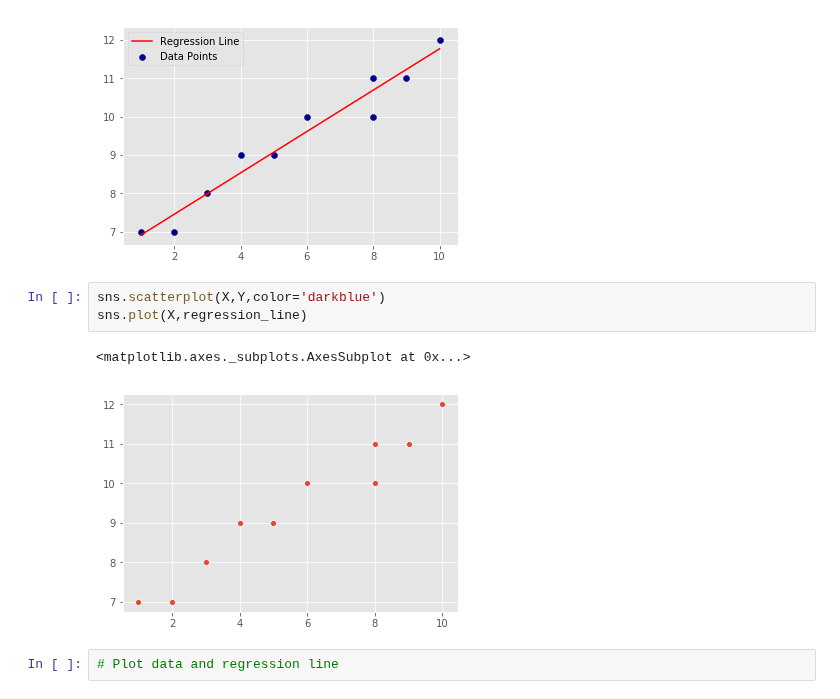
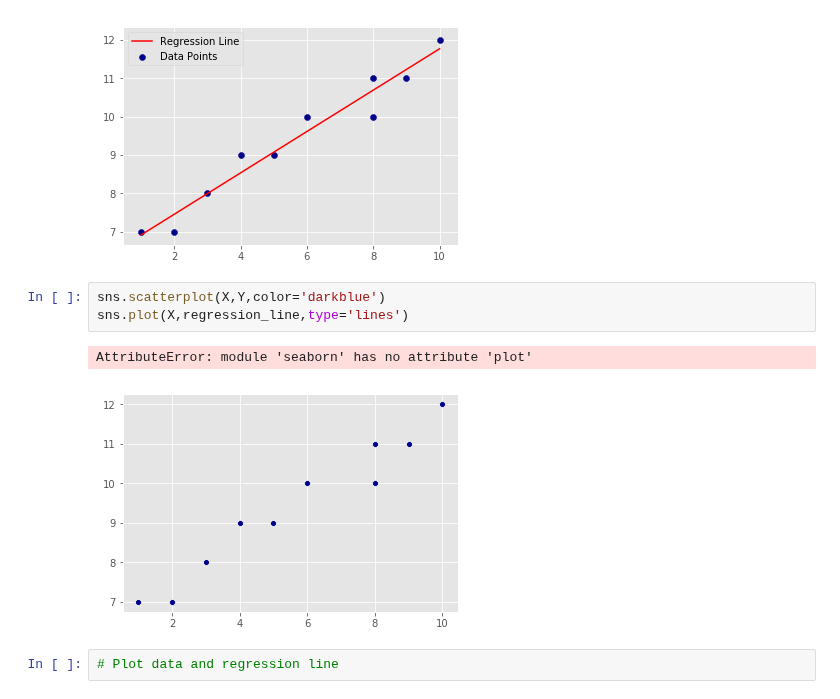
Before and after one commit to elenasm7/dsc-0-10-07-simple-linear-regression-lab-nyc-ds-career-012819, a Jupyter notebook: index.ipynb, the cells around one changed output. Cells and saved outputs as stored; diff of their text form.

```diff
--- a/index.ipynb
+++ b/index.ipynb
@@ -125,10 +125,10 @@ plt.show();
 [figure]
 # %%
 sns.scatterplot(X,Y,color='darkblue')
-sns.plot(X,regression_line)
+sns.plot(X,regression_line,type='lines')
 # %% [output]
-<matplotlib.axes._subplots.AxesSubplot at 0x...>
+AttributeError: module 'seaborn' has no attribute 'plot'
-[figure, old version]
+[figure, new version]
 # %%
 # Plot data and regression line
 # %% [output]
```
